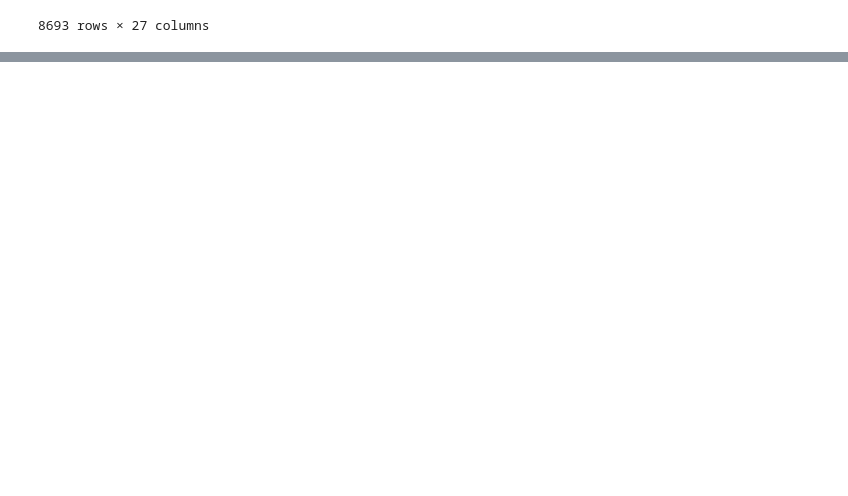
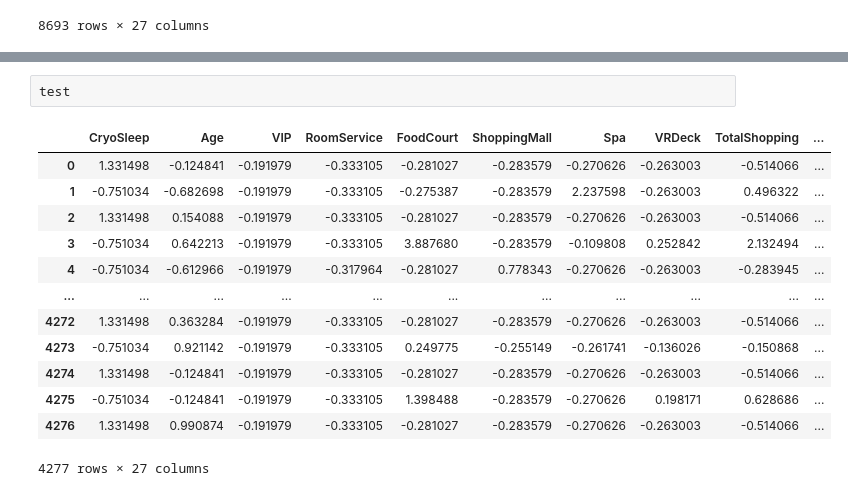
Before and after one commit to singhalishir1911/Spaceship_titanic, a Jupyter notebook: Spaceship_titanic.ipynb, the cells around one changed output, grey strips where cells are left out. Saved outputs shown, nothing was run; the diff lists cells and outputs as text; blank space fills up the shorter version.

Commit message:
Done doing all things on test data also

```diff
--- a/Spaceship_titanic.ipynb
+++ b/Spaceship_titanic.ipynb
@@ -320,0 +376,16 @@ X
+# %%
+test
+# %% [output]
+|  | CryoSleep | Age | VIP | RoomService | FoodCourt | ShoppingMall | Spa | VRDeck | TotalShopping | ... |
+| 0 | 1.331498 | -0.124841 | -0.191979 | -0.333105 | -0.281027 | -0.283579 | -0.270626 | -0.263003 | -0.514066 | ... |
+| 1 | -0.751034 | -0.682698 | -0.191979 | -0.333105 | -0.275387 | -0.283579 | 2.237598 | -0.263003 | 0.496322 | ... |
+| 2 | 1.331498 | 0.154088 | -0.191979 | -0.333105 | -0.281027 | -0.283579 | -0.270626 | -0.263003 | -0.514066 | ... |
+| 3 | -0.751034 | 0.642213 | -0.191979 | -0.333105 | 3.887680 | -0.283579 | -0.109808 | 0.252842 | 2.132494 | ... |
+| 4 | -0.751034 | -0.612966 | -0.191979 | -0.317964 | -0.281027 | 0.778343 | -0.270626 | -0.263003 | -0.283945 | ... |
+| ... | ... | ... | ... | ... | ... | ... | ... | ... | ... | ... |
+| 4272 | 1.331498 | 0.363284 | -0.191979 | -0.333105 | -0.281027 | -0.283579 | -0.270626 | -0.263003 | -0.514066 | ... |
+| 4273 | -0.751034 | 0.921142 | -0.191979 | -0.333105 | 0.249775 | -0.255149 | -0.261741 | -0.136026 | -0.150868 | ... |
+| 4274 | 1.331498 | -0.124841 | -0.191979 | -0.333105 | -0.281027 | -0.283579 | -0.270626 | -0.263003 | -0.514066 | ... |
+| 4275 | -0.751034 | -0.124841 | -0.191979 | -0.333105 | 1.398488 | -0.283579 | -0.270626 | 0.198171 | 0.628686 | ... |
+| 4276 | 1.331498 | 0.990874 | -0.191979 | -0.333105 | -0.281027 | -0.283579 | -0.270626 | -0.263003 | -0.514066 | ... |
+4277 rows × 27 columns
```
Also changed, not shown: parts of 2 cells of this notebook.
